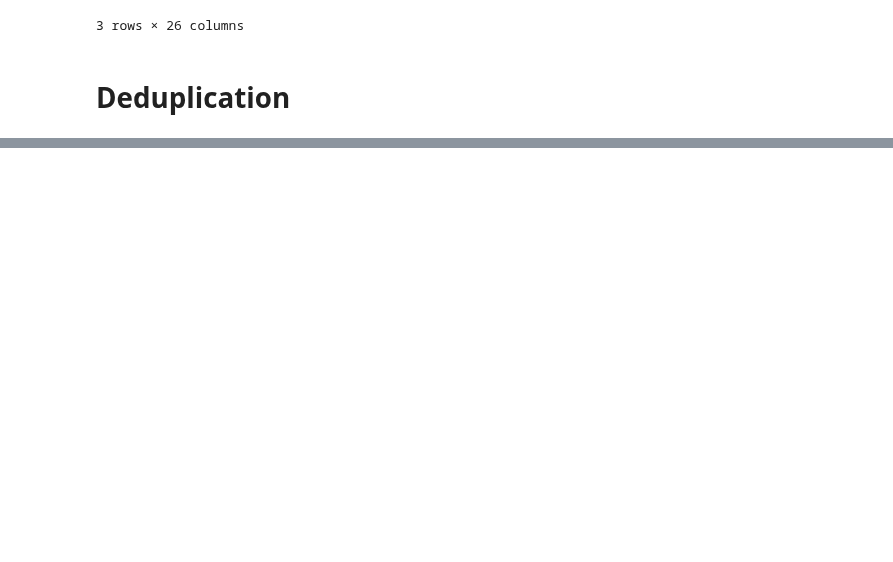
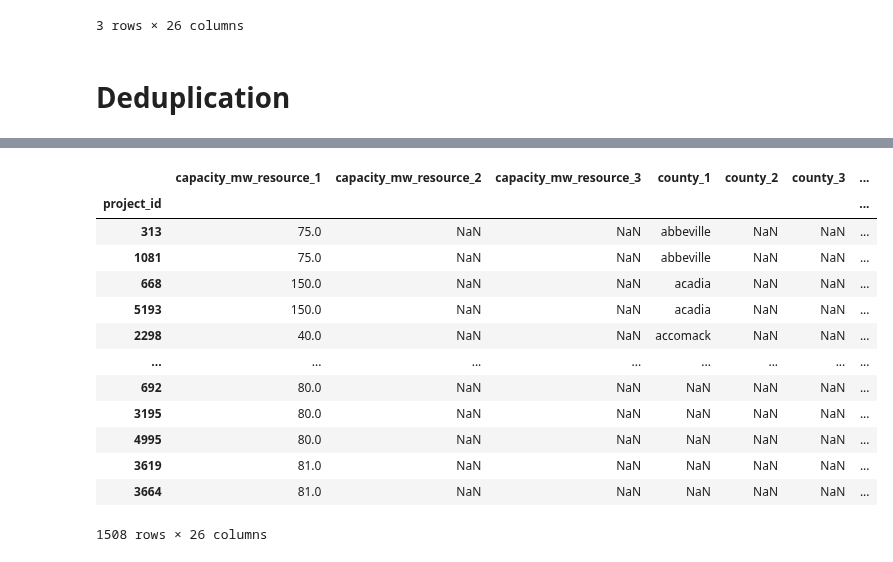
Before and after one commit to deployment-gap-model-education-fund/deployment-gap-model, a Jupyter notebook: notebooks/02-kl-deduplicate_active_iso_queue.ipynb, the cells around one changed output, grey strips where cells are left out. Saved outputs shown, nothing was run; the diff lists cells and outputs as text; code cells hidden in the pictures; blank space fills up the shorter version.

```diff
--- a/notebooks/02-kl-deduplicate_active_iso_queue.ipynb
+++ b/notebooks/02-kl-deduplicate_active_iso_queue.ipynb
@@ -68,3 +69,10 @@ lbnl_transformed_dfs['active_iso_queue_projects'].head(3)
 3 rows × 26 columns
 # %% [markdown]
 # Deduplication
+# %%
+active_dups = lbnl_transformed_dfs['active_iso_queue_projects']
+completed_dups = lbnl_transformed_dfs['completed_iso_queue_projects']
+withdrawn_dups = lbnl_transformed_dfs['withdrawn_iso_queue_projects']
+active = copy.deepcopy(active_dups)
+completed = copy.deepcopy(completed_dups)
+withdrawn = copy.deepcopy(withdrawn_dups)
@@ -70,0 +153,20 @@ lbnl_transformed_dfs['active_iso_queue_projects'].head(3)
+# %%
+ids1 = ['county_1', 'resource_type_1', 'capacity_mw_resource_1', 'utility', 'region']
+ids2 = ['county_1', 'resource_type_1', 'capacity_mw_resource_1', 'utility', 'entity']
+# %%
+active[active.duplicated(ids1, keep=False)].sort_values(ids1)
+# %% [output]
+|  | capacity_mw_resource_1 | capacity_mw_resource_2 | capacity_mw_resource_3 | county_1 | county_2 | county_3 | ... |
+| project_id |  |  |  |  |  |  | ... |
+| 313 | 75.0 | NaN | NaN | abbeville | NaN | NaN | ... |
+| 1081 | 75.0 | NaN | NaN | abbeville | NaN | NaN | ... |
+| 668 | 150.0 | NaN | NaN | acadia | NaN | NaN | ... |
+| 5193 | 150.0 | NaN | NaN | acadia | NaN | NaN | ... |
+| 2298 | 40.0 | NaN | NaN | accomack | NaN | NaN | ... |
+| ... | ... | ... | ... | ... | ... | ... | ... |
+| 692 | 80.0 | NaN | NaN | NaN | NaN | NaN | ... |
+| 3195 | 80.0 | NaN | NaN | NaN | NaN | NaN | ... |
+| 4995 | 80.0 | NaN | NaN | NaN | NaN | NaN | ... |
+| 3619 | 81.0 | NaN | NaN | NaN | NaN | NaN | ... |
+| 3664 | 81.0 | NaN | NaN | NaN | NaN | NaN | ... |
+1508 rows × 26 columns
```
Also changed, not shown: parts of 17 cells of this notebook.
